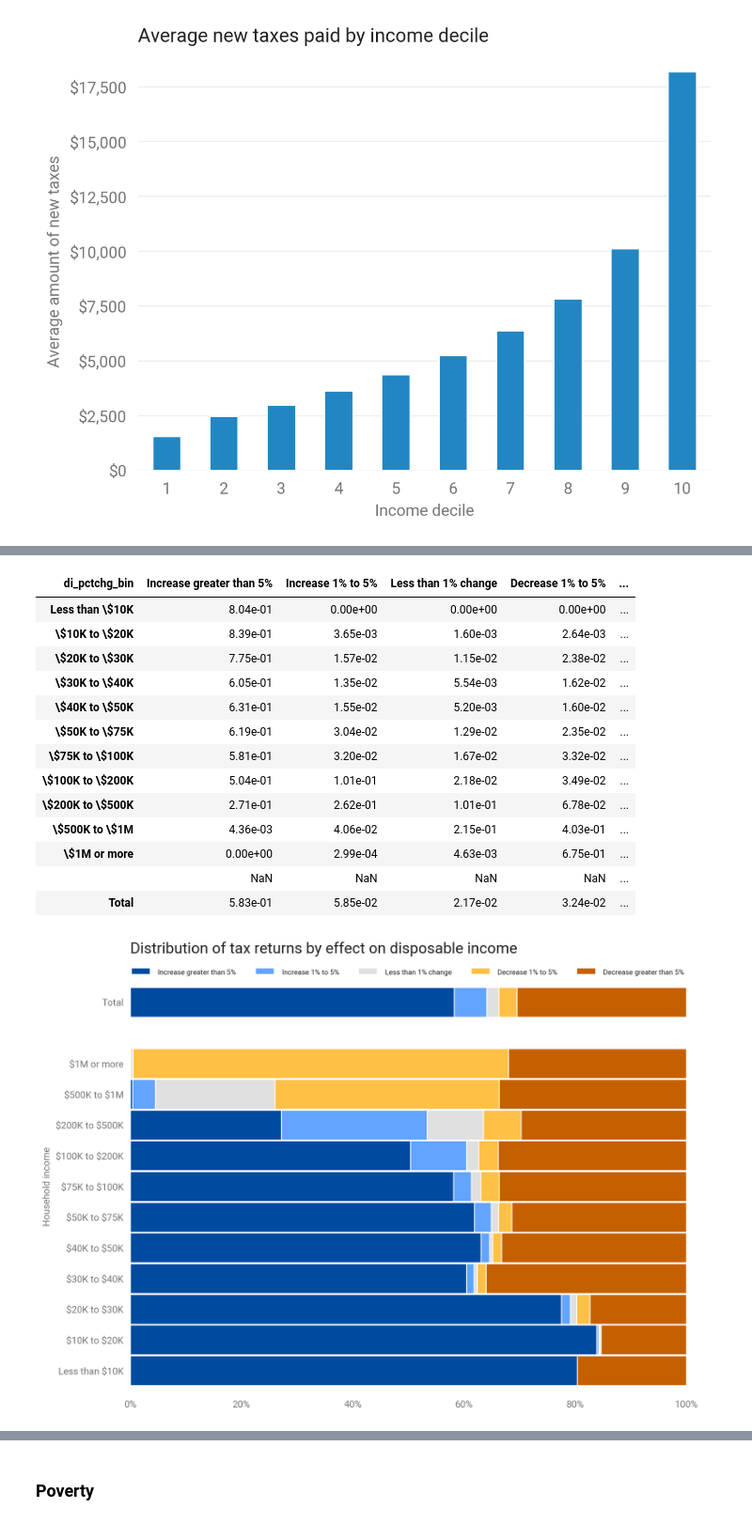
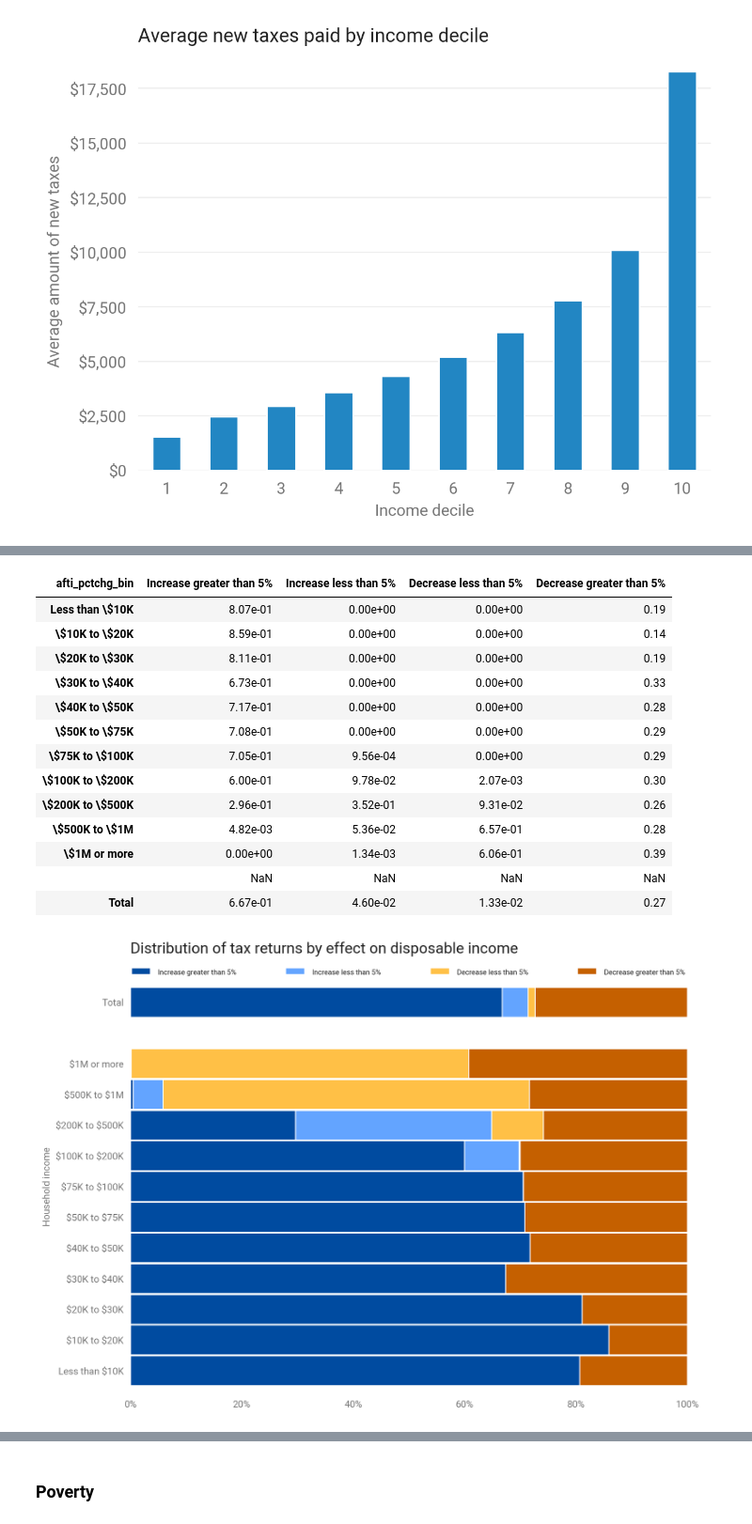
Before and after one commit to UBICenter/ubi-center, a Jupyter notebook: notebooks/yang/yang.ipynb, the cells around one changed output, grey strips where cells are left out. Shown at 94% size. Drawn from its saved outputs; the diff is of its cells as text; code cells hidden in the pictures.

Commit message:
More Yang.

```diff
--- a/notebooks/yang/yang.ipynb
+++ b/notebooks/yang/yang.ipynb
@@ -474,10 +410,18 @@ base[base.di_pctchg > -100000].di_pctchg.min()
+# %%
+DI_PCTCHG_BIN_LABELS = [
+    'Decrease greater than 5%', 'Decrease less than 5%',
+    'Increase less than 5%', 'Increase greater than 5%']
+br['afti_pctchg_bin'] = pd.cut(
+    br.afti_pctchg,
+    [-np.inf, -0.05, 0, 0.05, np.inf],
+    labels=DI_PCTCHG_BIN_LABELS)
 # %%
 def combined_pivot(group_bin, chg_bin, weight, exclude_negs=True):
     if exclude_negs:
-        df = base[(base.afti_yang > 0) & (base.aftertax_income > 0) &
-                  (base.expanded_income > 0)]
+        df = br[(br.afti_reform > 0) & (br.afti_base > 0) &
+                (br.expanded_income > 0)]
     else:
-        df = base
+        df = br
     pivot = df.pivot_table(index=group_bin, columns=chg_bin,
                            values=weight, aggfunc=sum, fill_value=0)
     pivot_pct = pivot.div(pivot.sum(axis=1), axis=0)
@@ -494,11 +438,12 @@ def combined_pivot(group_bin, chg_bin, weight, exclude_negs=True):
     # TypeError: cannot append a non-category item to a CategoricalIndex
     # Instead reorder in a separate step.
     pivot_combined_pct = pd.concat([pivot_total_pct, pivot_pct, pivot_empty])
-    return(pivot_combined_pct.iloc[1:].append(pivot_combined_pct.iloc[0]).iloc[:, ::-1])
+    return pivot_combined_pct.iloc[1:].append(
+        pivot_combined_pct.iloc[0]).iloc[:, ::-1]
 # %%
 COLORS = ['#004ba0',  # Dark blue.
           '#63a4ff',  # Light blue.
-          '#e0e0e0',  # Gray.
+#           '#e0e0e0',  # Gray.  Remove the under-1% change group.
           '#ffc046',  # Light amber.
           '#c56000']  # Medium amber.
 # %%
@@ -506,7 +451,8 @@ def dist_plot(income_bin, chg_bin, weight):
     ax = combined_pivot(income_bin, chg_bin, weight).plot.barh(
         stacked=True, color=COLORS, width=0.97, figsize=(11, 8))
     legend = plt.legend(bbox_to_anchor=(-0.005, 1.0, 0.96, .102), loc=3,
-                        ncol=5, mode='expand', borderaxespad=0., frameon=False)
+                        ncol=5, mode='expand', borderaxespad=0.,
+                        frameon=False)
     plt.setp(plt.gca().get_legend().get_texts(), fontsize=7.5)
     sns.despine(left=True, bottom=True)
     ax.xaxis.set_major_formatter(mpl.ticker.FuncFormatter(
@@ -520,24 +466,24 @@ def dist_plot(income_bin, chg_bin, weight):
               loc='left', y=1.05, fontsize=16)
     return ax
 # %%
-combined_pivot('ei_bin', 'di_pctchg_bin', 's006')
+combined_pivot('ei_bin', 'afti_pctchg_bin', 's006')
 # %% [output]
-| di_pctchg_bin | Increase greater than 5% | Increase 1% to 5% | Less than 1% change | Decrease 1% to 5% | ... |
-| Less than \$10K | 8.04e-01 | 0.00e+00 | 0.00e+00 | 0.00e+00 | ... |
-| \$10K to \$20K | 8.39e-01 | 3.65e-03 | 1.60e-03 | 2.64e-03 | ... |
-| \$20K to \$30K | 7.75e-01 | 1.57e-02 | 1.15e-02 | 2.38e-02 | ... |
-| \$30K to \$40K | 6.05e-01 | 1.35e-02 | 5.54e-03 | 1.62e-02 | ... |
-| \$40K to \$50K | 6.31e-01 | 1.55e-02 | 5.20e-03 | 1.60e-02 | ... |
-| \$50K to \$75K | 6.19e-01 | 3.04e-02 | 1.29e-02 | 2.35e-02 | ... |
-| \$75K to \$100K | 5.81e-01 | 3.20e-02 | 1.67e-02 | 3.32e-02 | ... |
-| \$100K to \$200K | 5.04e-01 | 1.01e-01 | 2.18e-02 | 3.49e-02 | ... |
-| \$200K to \$500K | 2.71e-01 | 2.62e-01 | 1.01e-01 | 6.78e-02 | ... |
-| \$500K to \$1M | 4.36e-03 | 4.06e-02 | 2.15e-01 | 4.03e-01 | ... |
-| \$1M or more | 0.00e+00 | 2.99e-04 | 4.63e-03 | 6.75e-01 | ... |
-|  | NaN | NaN | NaN | NaN | ... |
-| Total | 5.83e-01 | 5.85e-02 | 2.17e-02 | 3.24e-02 | ... |
+| afti_pctchg_bin | Increase greater than 5% | Increase less than 5% | Decrease less than 5% | Decrease greater than 5% |
+| Less than \$10K | 8.07e-01 | 0.00e+00 | 0.00e+00 | 0.19 |
+| \$10K to \$20K | 8.59e-01 | 0.00e+00 | 0.00e+00 | 0.14 |
+| \$20K to \$30K | 8.11e-01 | 0.00e+00 | 0.00e+00 | 0.19 |
+| \$30K to \$40K | 6.73e-01 | 0.00e+00 | 0.00e+00 | 0.33 |
+| \$40K to \$50K | 7.17e-01 | 0.00e+00 | 0.00e+00 | 0.28 |
+| \$50K to \$75K | 7.08e-01 | 0.00e+00 | 0.00e+00 | 0.29 |
+| \$75K to \$100K | 7.05e-01 | 9.56e-04 | 0.00e+00 | 0.29 |
+| \$100K to \$200K | 6.00e-01 | 9.78e-02 | 2.07e-03 | 0.30 |
+| \$200K to \$500K | 2.96e-01 | 3.52e-01 | 9.31e-02 | 0.26 |
+| \$500K to \$1M | 4.82e-03 | 5.36e-02 | 6.57e-01 | 0.28 |
+| \$1M or more | 0.00e+00 | 1.34e-03 | 6.06e-01 | 0.39 |
+|  | NaN | NaN | NaN | NaN |
+| Total | 6.67e-01 | 4.60e-02 | 1.33e-02 | 0.27 |
 # %%
-ax = dist_plot('ei_bin', 'di_pctchg_bin', 's006')
+ax = dist_plot('ei_bin', 'afti_pctchg_bin', 's006')
 # %% [output]
-[figure, old version]
+[figure, new version]
 # %%
```
Also changed, not shown: parts of 44 cells of this notebook.
